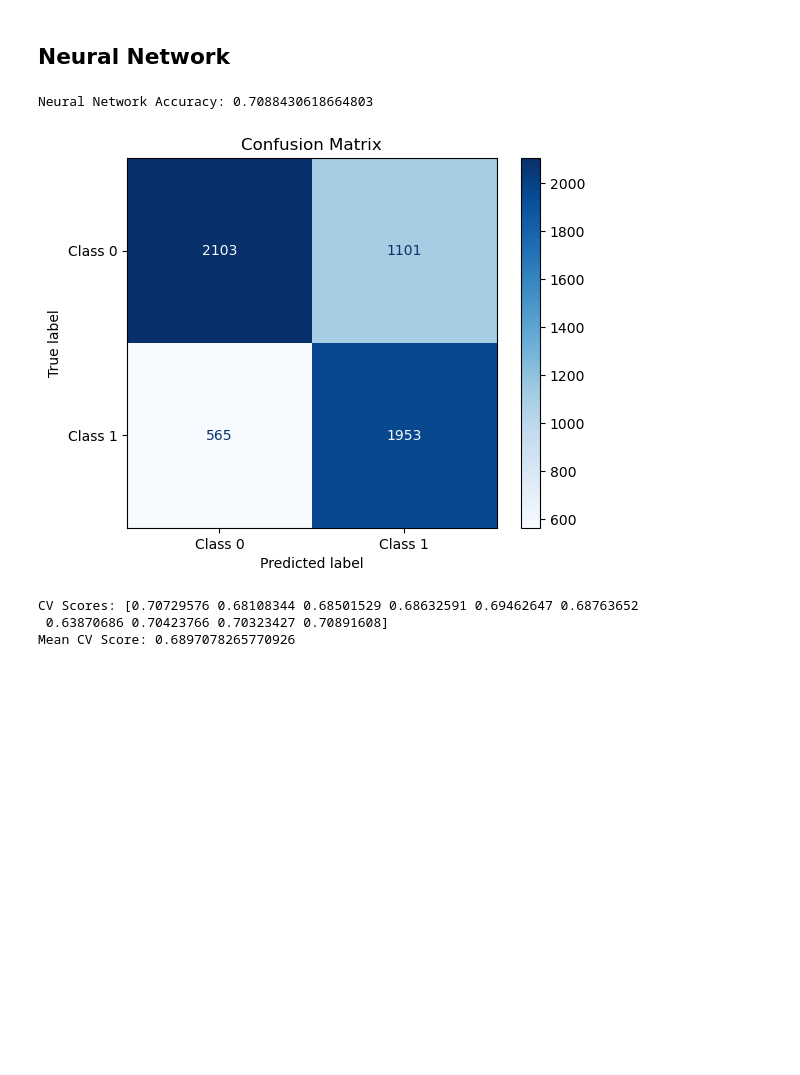
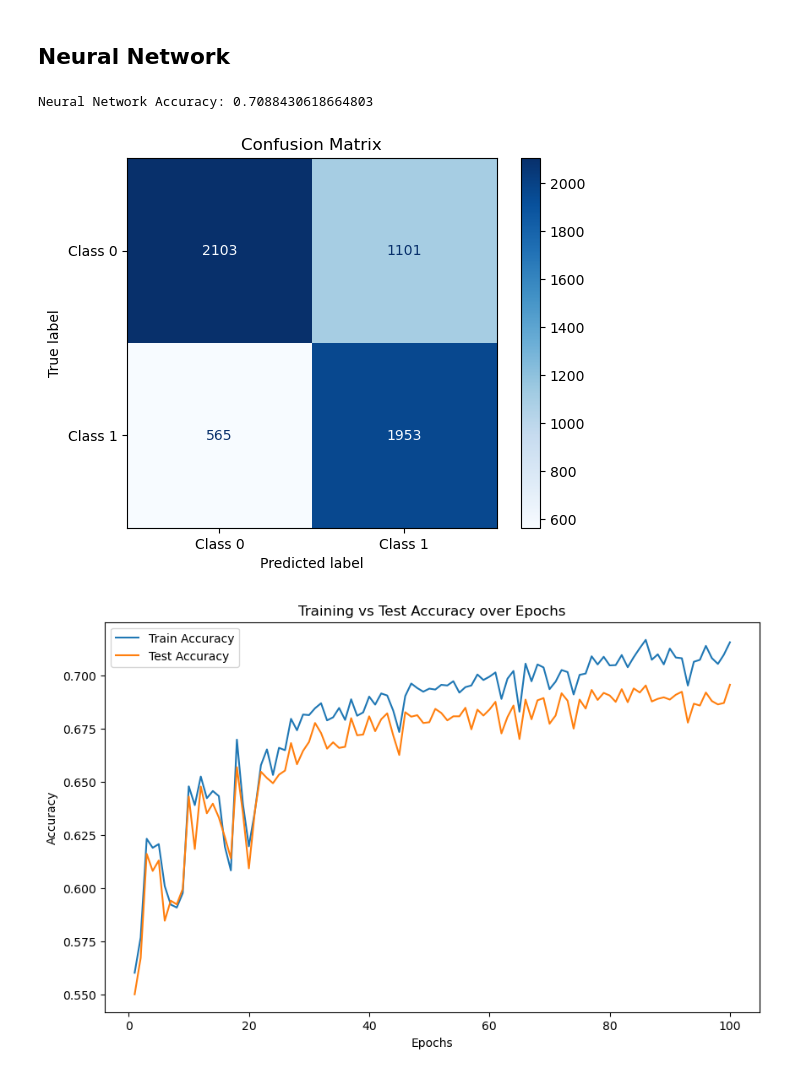
Before and after one commit to ArjunR27/NFLPlayPrediction, a Jupyter notebook: notebooks/model.ipynb, the cells around one changed output. Cells and saved outputs as stored; diff of their text form; code cells hidden in the pictures; blank space fills up the shorter version.

```diff
--- a/notebooks/model.ipynb
+++ b/notebooks/model.ipynb
@@ -176,13 +193,45 @@ y_pred_mlp = mlp.predict(X_test)
 print(f"Neural Network Accuracy: {accuracy_score(y_test, y_pred_mlp)}")
 cm_mlp = confusion_matrix(y_test, y_pred_mlp)
 display_cm(cm_mlp)
-scores = cross_val_score(mlp, X_train, y_train, cv=k_folds)
+# scores = cross_val_score(mlp, X_train, y_train, cv=k_folds)
 
-print(f"CV Scores: {scores}")
-print(f"Mean CV Score: {scores.mean()}")
+# print(f"CV Scores: {scores}")
+# print(f"Mean CV Score: {scores.mean()}")
 # %% [output]
 Neural Network Accuracy: 0.7088430618664803
 [figure]
-CV Scores: [0.70729576 0.68108344 0.68501529 0.68632591 0.69462647 0.68763652
- 0.63870686 0.70423766 0.70323427 0.70891608]
-Mean CV Score: 0.6897078265770926
+# %%
+from sklearn.neural_network import MLPClassifier
+from sklearn.metrics import accuracy_score
+import matplotlib.pyplot as plt
+import numpy as np
+
+# Initialize the model
+mlp = MLPClassifier(hidden_layer_sizes=(400, 200, 100), max_iter=1, warm_start=True, random_state=42)
+
+# Prepare to record accuracy
+train_accuracies = []
+test_accuracies = []
+
+# Custom training loop
+n_epochs = 100
+for epoch in range(n_epochs):
+    mlp.fit(X_train, y_train)  # Perform one epoch of training
+    # Record train accuracy
+    train_acc = accuracy_score(y_train, mlp.predict(X_train))
+    train_accuracies.append(train_acc)
+    # Record test accuracy
+    test_acc = accuracy_score(y_test, mlp.predict(X_test))
+    test_accuracies.append(test_acc)
+
+# Plotting train/test accuracies
+plt.figure(figsize=(10, 6))
+plt.plot(range(1, n_epochs + 1), train_accuracies, label="Train Accuracy")
+plt.plot(range(1, n_epochs + 1), test_accuracies, label="Test Accuracy")
+plt.xlabel("Epochs")
+plt.ylabel("Accuracy")
+plt.title("Training vs Test Accuracy over Epochs")
+plt.legend()
+plt.show()
+# %% [output]
+[figure, added]
```
Also changed, not shown: parts of 9 cells of this notebook, 3 other files.
